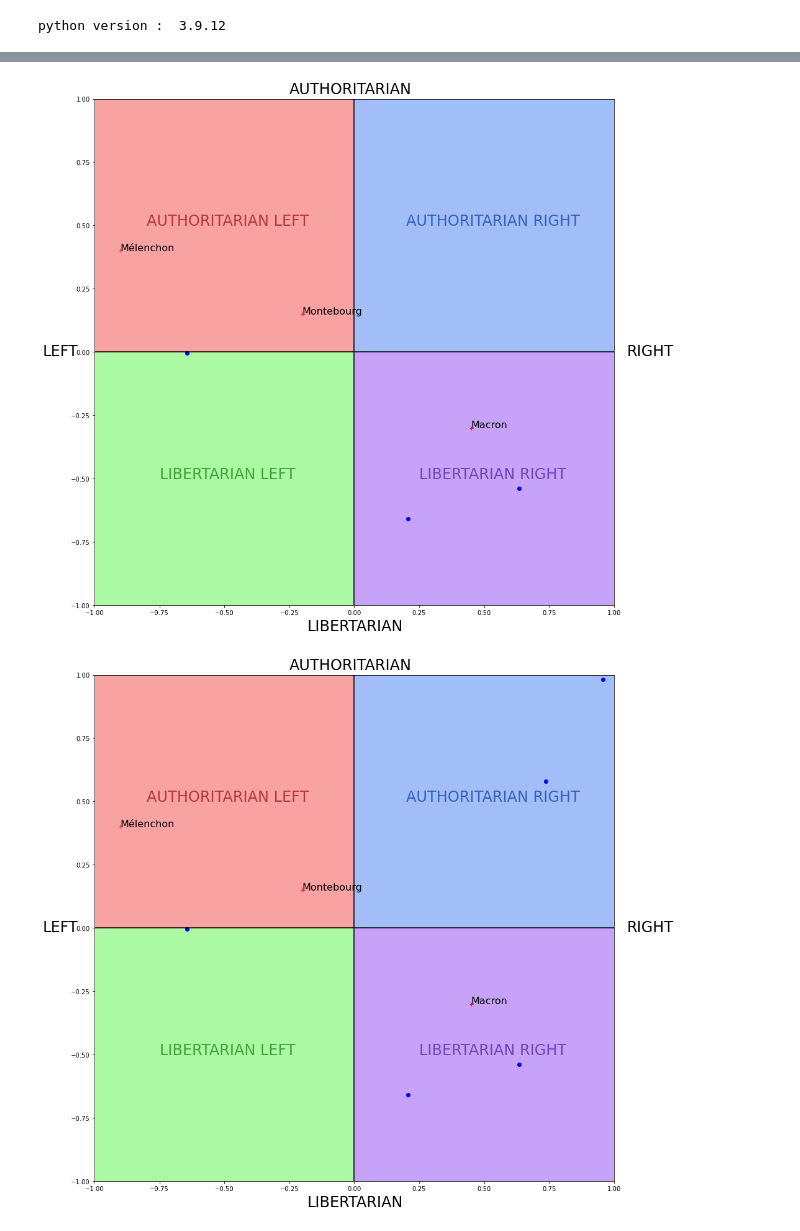
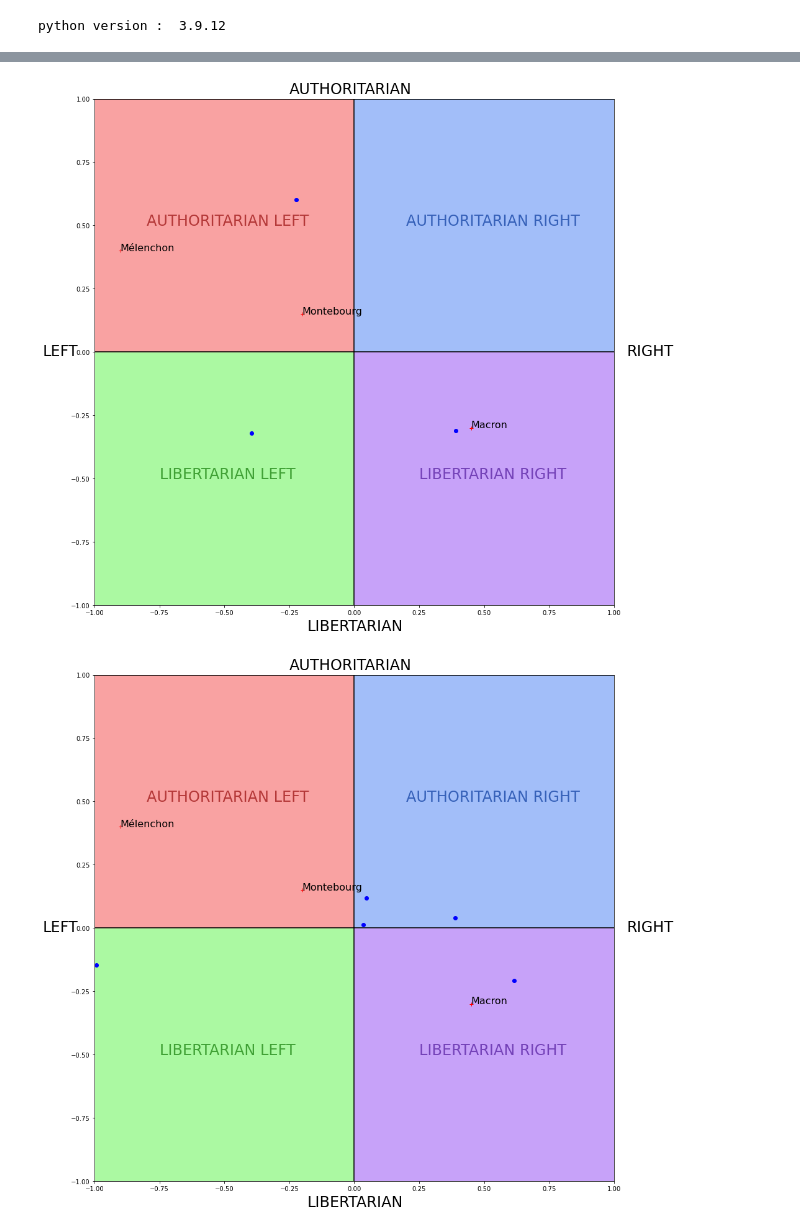
Before and after one commit to Naghan1132/Comparison-of-winners-of-elections-with-different-voting-methods, a Jupyter notebook: recherche.ipynb, the cells around one changed output, grey strips where cells are left out. Cells and saved outputs as stored; diff of their text form; code cells hidden in the pictures.

Commit message:
normal distribution OK

```diff
--- a/recherche.ipynb
+++ b/recherche.ipynb
@@ -79,10 +79,28 @@ def generate_n_uniform_coord(n):
 
 
 # ===== Loi Normale =====
+def normal_distribution(mean, std_dev):
+    u1 = random.random()
+    u2 = random.random()
+    z1 = math.sqrt(-2 * math.log(u1)) * math.cos(2 * math.pi * u2)
+    x = mean + z1 * std_dev
+    return x
+
 def generate_n_normal_coord(n):
+    mean = 0
+    std_dev = 0.4
+
     points = []
-    for i in range(0,n):
-        points.append([round(np.random.uniform(-1, 1.0),16),round(np.random.uniform(-1, 1.0),16)]) # entre -1 et 1, 16 chiffres après la virgule
+    count = 0
+
+    while count < n:
+        x = normal_distribution(mean, std_dev)
+        y = normal_distribution(mean, std_dev)
+
+        if abs(x)<=1 and abs(y)<=1: # Mapping the coordinate to the [-1, 1] range
+            points.append([x,y])
+            count += 1
+
     return points
 
 # ===== Loi Bêta =====
@@ -760,6 +778,10 @@ def choose_distribution(loi):
         for nombre_votants in listNbVoters:
             coordPartiel = generate_n_beta_coord(nombre_votants)
             dicGeneratedCoord[nombre_votants] = coordPartiel
+    elif loi == "normal":
+        for nombre_votants in listNbVoters:
+            coordPartiel = generate_n_normal_coord(nombre_votants)
+            dicGeneratedCoord[nombre_votants] = coordPartiel
     else:
         coordPartiel = generate_n_uniform_coord(max(listNbVoters)) # on génére le max, puis on va ajouter au fûr et a messure, pour que les points du début reste à la même place....
         last_nb_votants = 0
@@ -770,7 +792,8 @@ def choose_distribution(loi):
 
 
 #dicGeneratedCoord = choose_distribution("beta")
-dicGeneratedCoord = choose_distribution("uni")
+dicGeneratedCoord = choose_distribution("normal")
+#dicGeneratedCoord = choose_distribution("uni")
 
 listMethods = [methodeDeCondorcet,uninominal,uninominal,approbation,methodeDeBorda,eliminationsSuccessives,jugementMajoritaire,vote_a_la_moyenne]
 listNbCandidates = [3,5,8,10,12,14]
@@ -781,32 +804,32 @@ listNbCandidates = [3,5,8,10,12,14]
 data = []
 cpt = 0
 cptGraph = True # afficher le graph que un seule fois pour chaque nombre de candidats => vérification
 for method in listMethods:
     listeData = []
 
     for candidat in listNbCandidates:
         dicoCandidat = {k: dic[k] for k in list(dic)[:candidat]}
         truc = 0
         for nombre_votants in listNbVoters:
 
             listeCoord = dicGeneratedCoord[nombre_votants]
 
             if cptGraph:
                 drawCompass(dicoCandidat,listeCoord,nombre_votants) # Dessiner le graph pour vérifier
 
 
             # Calculer le résultat de chaque méthode
             if cpt == 2:
                 res = method(dicoCandidat,2) # pour uninominal 2 tours
             else:
                 res = method(dicoCandidat)
 
             listeData.append(res)
 
         cptGraph = False
 
     cpt += 1
     data.append(listeData)
 # %% [output]
-[figure, old version]
+[figure, new version]
-[figure, old version]
+[figure, new version]
```
Also changed, not shown: parts of 5 cells of this notebook, 1 other file.
